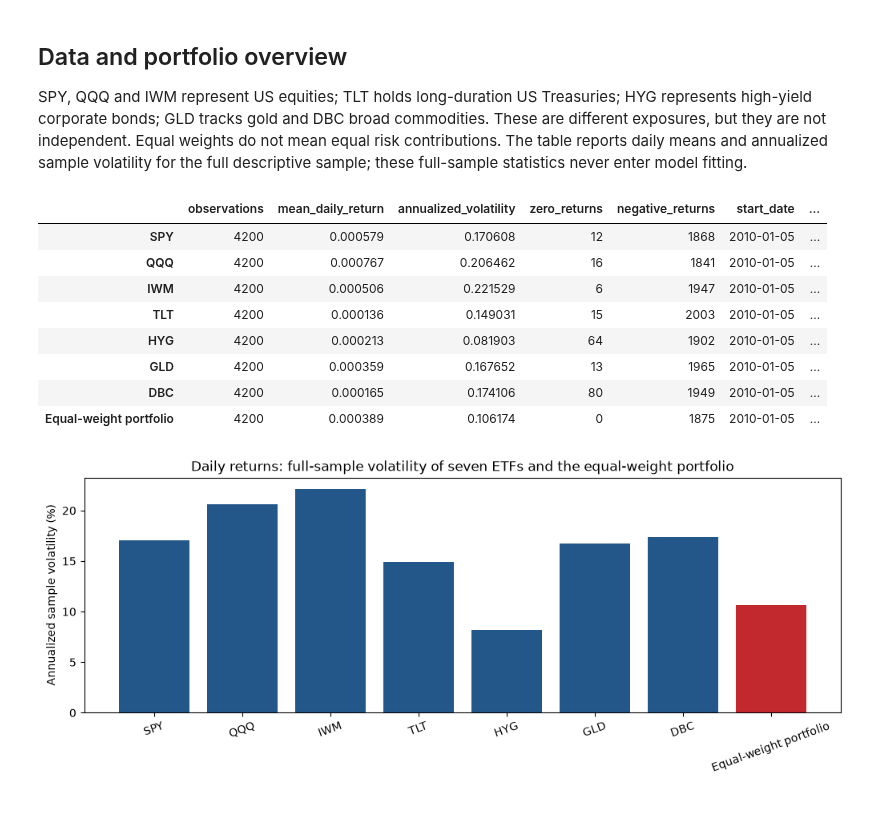
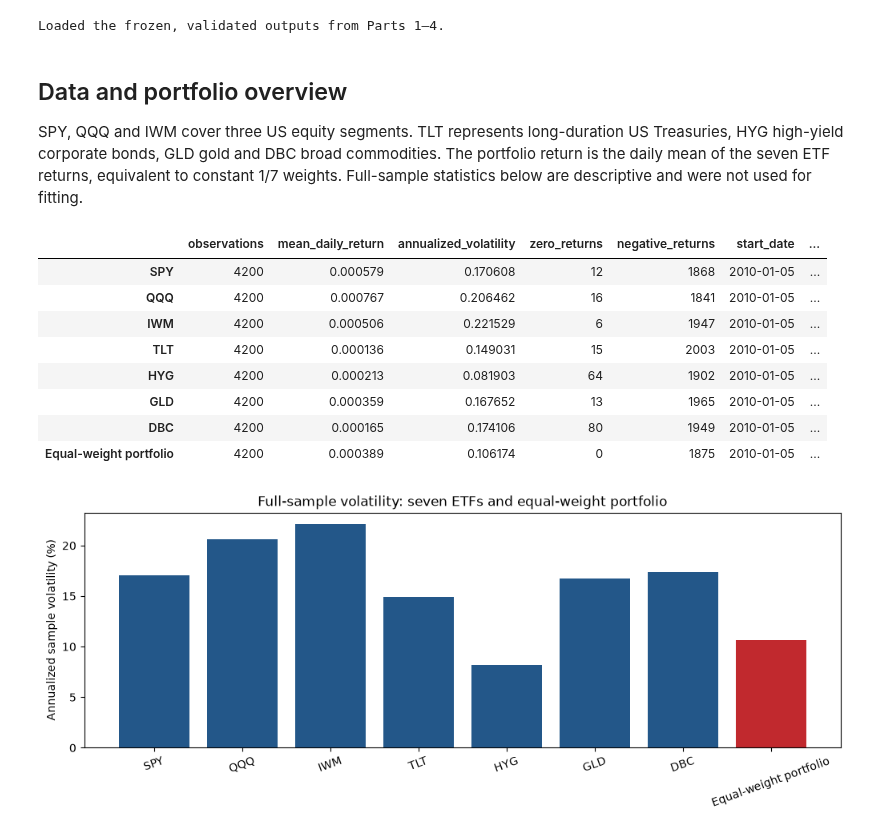
Before and after one commit to albalin11/ml-driven-portfolio-risk-analytics, a Jupyter notebook: notebooks/05_results_and_discussion.ipynb, the cells around one changed output. Drawn from its saved outputs; the diff is of its cells as text; code cells hidden in the pictures.

Commit message:
Part 5: Complete results and documentation

```diff
--- a/notebooks/05_results_and_discussion.ipynb
+++ b/notebooks/05_results_and_discussion.ipynb
@@ -8,58 +7,90 @@ typical forecast can still miss unusually large losses.
 # %%
 from pathlib import Path
+import hashlib
 import json
+
+import matplotlib.pyplot as plt
 import numpy as np
 import pandas as pd
-import matplotlib.pyplot as plt
-from IPython.display import display, Image, Markdown
+from IPython.display import Image, Markdown, display
 
 pd.set_option('display.max_columns', 20)
 pd.set_option('display.width', 160)
 
-PROJECT_ROOT = next(p for p in [Path.cwd(), *Path.cwd().parents] if (p / 'scripts').is_dir() and (p / 'data').is_dir())
+PROJECT_ROOT = next(
+    path for path in [Path.cwd(), *Path.cwd().parents]
+    if (path / 'scripts').is_dir() and (path / 'data').is_dir()
+)
 TABLE_DIR = PROJECT_ROOT / 'outputs' / 'tables'
 FIGURE_DIR = PROJECT_ROOT / 'outputs' / 'figures'
-returns = pd.read_csv(PROJECT_ROOT / 'data/processed/daily_returns.csv', index_col='Date', parse_dates=True)
-returns['Equal-weight portfolio'] = returns.mean(axis=1)
+FIGURE_DIR.mkdir(parents=True, exist_ok=True)
+
+returns = pd.read_csv(
+    PROJECT_ROOT / 'data/processed/daily_returns.csv',
+    index_col='Date',
+    parse_dates=True,
+)
 validation = pd.read_csv(TABLE_DIR / 'validation_metrics.csv')
 test = pd.read_csv(TABLE_DIR / 'test_metrics.csv')
+splits = pd.read_csv(TABLE_DIR / 'time_splits.csv')
 backtests = pd.read_csv(TABLE_DIR / 'kupiec_backtests.csv')
-selection = json.loads((TABLE_DIR / 'model_selection.json').read_text())
-predictions = pd.read_csv(TABLE_DIR / 'test_predictions.csv', index_col='Date', parse_dates=True)
+selection = json.loads((TABLE_DIR / 'model_selection.json').read_text(encoding='utf-8'))
+part1_report = json.loads((TABLE_DIR / 'part1_quality_report.json').read_text(encoding='utf-8'))
+part2_report = json.loads((TABLE_DIR / 'part2_quality_report.json').read_text(encoding='utf-8'))
+part3_report = json.loads((TABLE_DIR / 'part3_quality_report.json').read_text(encoding='utf-8'))
+part4_report = json.loads((TABLE_DIR / 'part4_quality_report.json').read_text(encoding='utf-8'))
+
+expected_assets = ['SPY', 'QQQ', 'IWM', 'TLT', 'HYG', 'GLD', 'DBC']
+expected_test_models = ['Historical Volatility', 'EWMA', 'Linear Regression']
+assert list(returns.columns) == expected_assets
+assert not returns.isna().any().any()
+assert selection['selected_ml_model'] == 'Linear Regression'
+assert list(test['model']) == expected_test_models
+assert part1_report['calendar_audit']['missing_sessions'] == 0
+assert all(report['status'] == 'PASS' for report in [part2_report, part3_report, part4_report])
+print('Loaded the frozen, validated outputs from Parts 1–4.')
+# %% [output]
+Loaded the frozen, validated outputs from Parts 1–4.
 # %% [markdown]
 ## Data and portfolio overview
 
-SPY, QQQ and IWM represent US equities; TLT holds long-duration US Treasuries;
-HYG represents high-yield corporate bonds; GLD tracks gold and DBC broad commodities.
-These are different exposures, but they are not independent. Equal weights do not mean
-equal risk contributions. The table reports daily means and annualized sample volatility
-for the full descriptive sample; these full-sample statistics never enter model fitting.
+SPY, QQQ and IWM cover three US equity segments. TLT represents long-duration US
+Treasuries, HYG high-yield corporate bonds, GLD gold and DBC broad commodities.
+The portfolio return is the daily mean of the seven ETF returns, equivalent to constant
+1/7 weights. Full-sample statistics below are descriptive and were not used for fitting.
 # %%
-overview = pd.DataFrame({'observations': returns.count(), 'mean_daily_return': returns.mean(),
-                         'annualized_volatility': returns.std(ddof=1)*np.sqrt(252),
-                         'zero_returns': returns.eq(0).sum(), 'negative_returns': returns.lt(0).sum()})
+returns['Equal-weight portfolio'] = returns.mean(axis=1)
+overview = pd.DataFrame({
+    'observations': returns.count(),
+    'mean_daily_return': returns.mean(),
+    'annualized_volatility': returns.std(ddof=1) * np.sqrt(252),
+    'zero_returns': returns.eq(0).sum(),
+    'negative_returns': returns.lt(0).sum(),
+})
 overview['start_date'] = str(returns.index.min().date())
 overview['end_date'] = str(returns.index.max().date())
 overview.to_csv(TABLE_DIR / 'asset_portfolio_overview.csv', index_label='asset')
 display(overview)
-fig, ax = plt.subplots(figsize=(10, 4), constrained_layout=True)
-ax.bar(overview.index, overview.annualized_volatility*100, color=['#235789']*7+['#c1292e'])
-ax.set_ylabel('Annualized sample volatility (%)')
-ax.set_title('Daily returns: full-sample volatility of seven ETFs and the equal-weight portfolio')
-ax.tick_params(axis='x', rotation=20)
-fig.savefig(FIGURE_DIR / 'asset_portfolio_volatility.png', dpi=160)
+
+figure, axis = plt.subplots(figsize=(10, 4), constrained_layout=True)
+colors = ['#235789'] * 7 + ['#c1292e']
+axis.bar(overview.index, overview['annualized_volatility'] * 100, color=colors)
+axis.set_ylabel('Annualized sample volatility (%)')
+axis.set_title('Full-sample volatility: seven ETFs and equal-weight portfolio')
+axis.tick_params(axis='x', rotation=20)
+figure.savefig(FIGURE_DIR / 'asset_portfolio_volatility.png', dpi=160)
 if plt.get_backend().lower() != 'agg':
     plt.show()
-plt.close(fig)
+plt.close(figure)
 # %% [output]
 |  | observations | mean_daily_return | annualized_volatility | zero_returns | negative_returns | start_date | ... |
 | SPY | 4200 | 0.000579 | 0.170608 | 12 | 1868 | 2010-01-05 | ... |
 | QQQ | 4200 | 0.000767 | 0.206462 | 16 | 1841 | 2010-01-05 | ... |
 | IWM | 4200 | 0.000506 | 0.221529 | 6 | 1947 | 2010-01-05 | ... |
 | TLT | 4200 | 0.000136 | 0.149031 | 15 | 2003 | 2010-01-05 | ... |
 | HYG | 4200 | 0.000213 | 0.081903 | 64 | 1902 | 2010-01-05 | ... |
 | GLD | 4200 | 0.000359 | 0.167652 | 13 | 1965 | 2010-01-05 | ... |
 | DBC | 4200 | 0.000165 | 0.174106 | 80 | 1949 | 2010-01-05 | ... |
 | Equal-weight portfolio | 4200 | 0.000389 | 0.106174 | 0 | 1875 | 2010-01-05 | ... |
-[figure, old version]
+[figure, new version]
 # %% [markdown]
```
Also changed, not shown: parts of 7 cells of this notebook, 7 other files.
